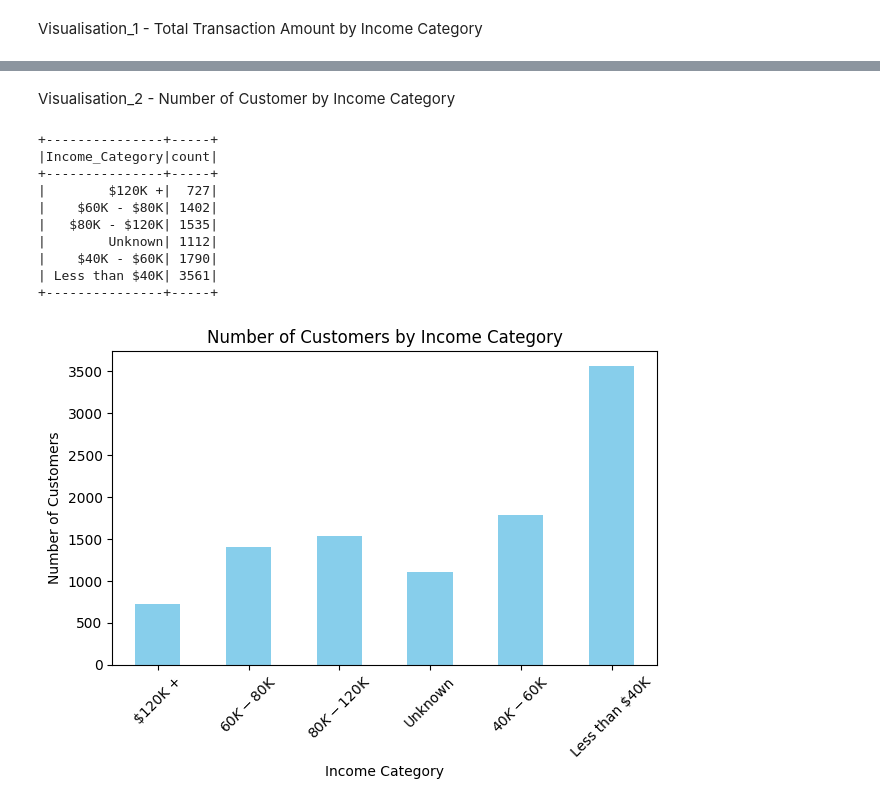
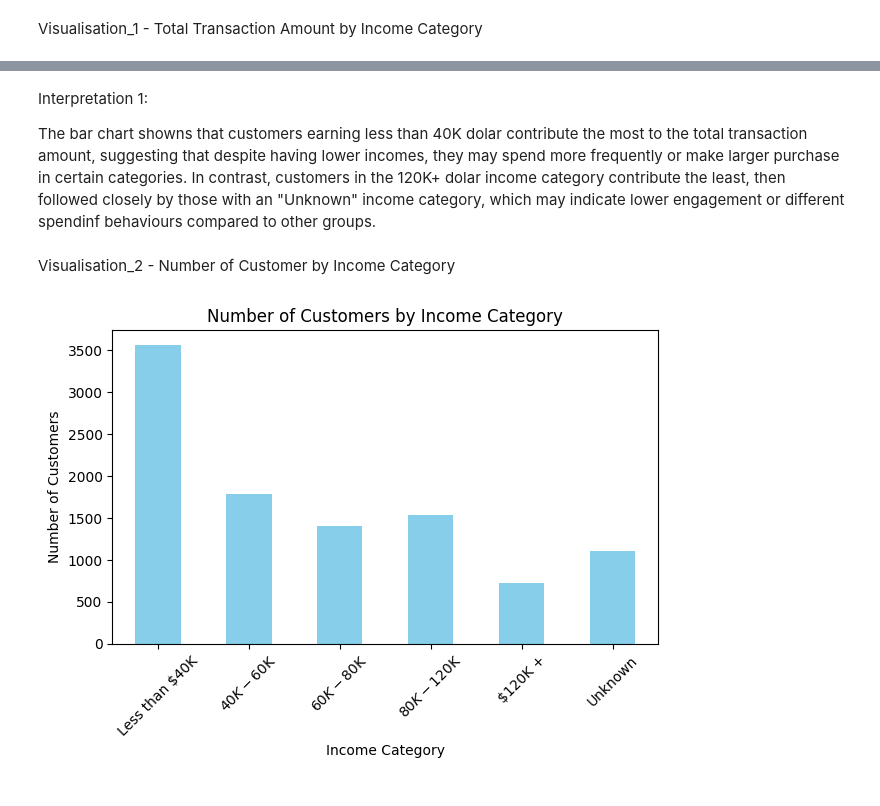
Before and after one commit to Shazizan/portfolio, a Jupyter notebook: assessment_paynet.ipynb, the cells around one changed output, grey strips where cells are left out. Cells and saved outputs as stored; diff of their text form; code cells hidden in the pictures.

```diff
--- a/assessment_paynet.ipynb
+++ b/assessment_paynet.ipynb
@@ -298,36 +293,44 @@ Business Implication
+# %% [markdown]
+Interpretation 1:
+
+The bar chart showns that customers earning less than 40K dolar contribute the most to the total transaction amount, suggesting that despite having lower incomes, they may spend more frequently or make larger purchase in certain categories. In contrast, customers in the 120K+ dolar income category contribute the least, then followed closely by those with an "Unknown" income category, which may indicate lower engagement or different spendinf behaviours compared to other groups.
 # %% [markdown]
 Visualisation_2 - Number of Customer by Income Category
 # %%
+# Define the order for the income categories
+income_order = [
+    'Less than $40K',
+    '$40K - $60K',
+    '$60K - $80K',
+    '$80K - $120K',
+    '$120K +',
+    'Unknown'
+]
+
 # Drop the original PII column
 df_no_pii = df_masked.drop("CLIENTNUM")
 
 # Count customers per income category
 df_counts = df_no_pii.groupBy("Income_Category").count()
 
-# Show the counts
-df_counts.show()
+# Convert to Pandas
+pdf_counts = df_counts.toPandas()
 
-# Optional: Convert to Pandas for plotting
-import matplotlib.pyplot as plt
-pdf_counts = df_counts.toPandas()
+# Ensure correct ordering based on income_order
+pdf_counts['Income_Category'] = pd.Categorical(
+    pdf_counts['Income_Category'],
+    categories=income_order,
+    ordered=True
+)
+pdf_counts = pdf_counts.sort_values('Income_Category')
 
 # Plot bar chart
 pdf_counts.plot(kind="bar", x="Income_Category", y="count", legend=False, color="skyblue")
 plt.title("Number of Customers by Income Category")
 plt.xlabel("Income Category")
 plt.ylabel("Number of Customers")
 plt.xticks(rotation=45)
 plt.tight_layout()
 plt.show()
 # %% [output]
-+---------------+-----+
-|Income_Category|count|
-+---------------+-----+
-|        $120K +|  727|
-|    $60K - $80K| 1402|
-|   $80K - $120K| 1535|
-|        Unknown| 1112|
-|    $40K - $60K| 1790|
-| Less than $40K| 3561|
-+---------------+-----+
-[figure, old version]
+[figure, new version]
```
Also changed, not shown: parts of 4 cells of this notebook.
